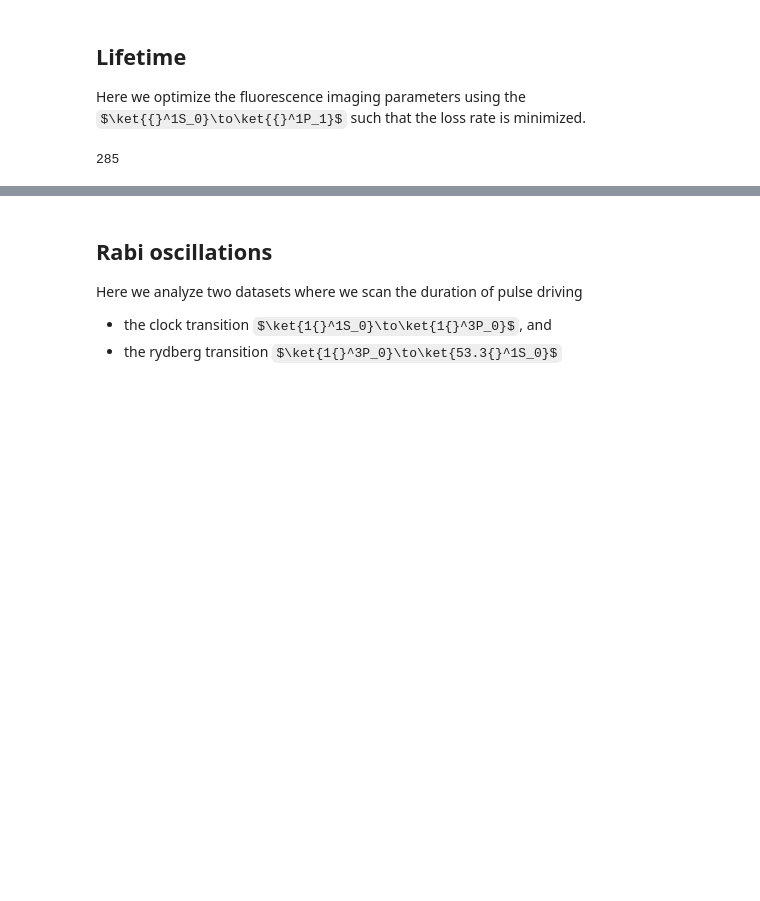
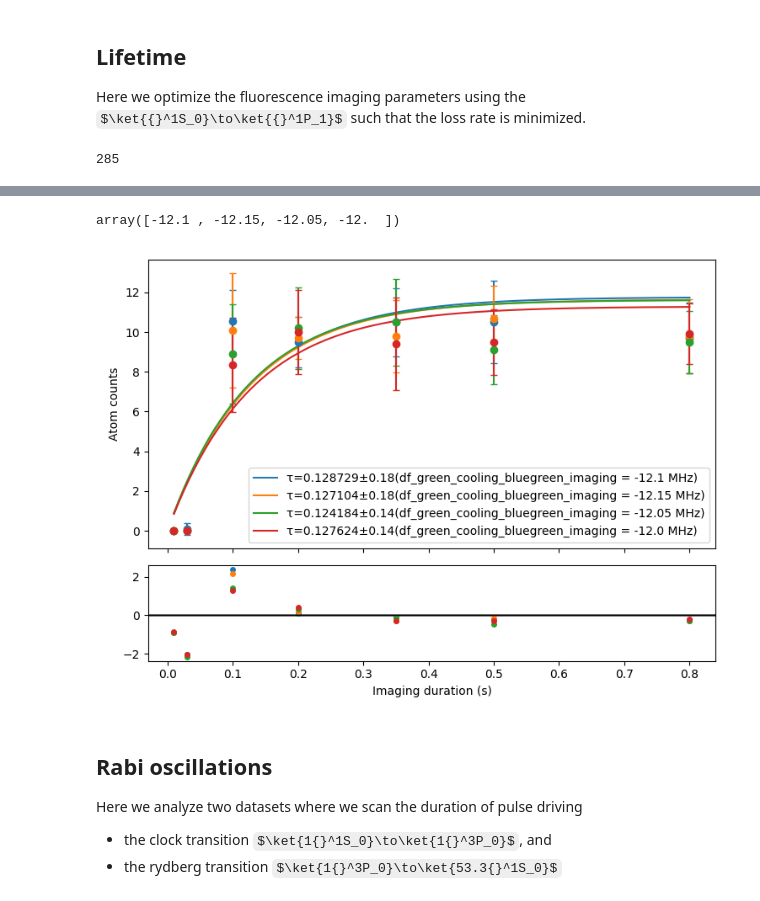
Before and after one commit to rydyb/pydatatom, a Jupyter notebook: notebooks/3 Measurement.ipynb, the cells around one changed output, grey strips where cells are left out. Saved outputs shown, nothing was run; the diff lists cells and outputs as text; code cells hidden in the pictures; some formulas as TeX source; blank space fills up the shorter version.

```diff
--- a/notebooks/3 Measurement.ipynb
+++ b/notebooks/3 Measurement.ipynb
@@ -125,3 +126,26 @@ lft_df.head()
+# %%
+lft_df["df_green_cooling_bluegreen_imaging"].unique()
+# %% [output]
+array([-12.1 , -12.15, -12.05, -12.  ])
+# %%
+fig, (ax, axr) = plt.subplots(2, 1, sharex=True, gridspec_kw={"height_ratios": [3, 1]}, figsize=(7.5, 5.5))
+
+for df_green in lft_df["df_green_cooling_bluegreen_imaging"].unique():
+    df = lft_df[lft_df["df_green_cooling_bluegreen_imaging"] == df_green]
+
+    x, y, yerr = aggregate(df["blue_green_imaging_duration"], df["count"])
+    model = fit_lifetime(x, y)
+
+    plot_lifetime(x, y, yerr, model, ax, axr, label=f"df_green_cooling_bluegreen_imaging = {df_green} MHz")
+
+ax.legend()
+ax.set_ylabel('Atom counts')
+axr.set_xlabel('Imaging duration (s)')
+
+plt.tight_layout()
+plt.show()
+# %% [output]
+[figure, added]
 # %% [markdown]
 ## Rabi oscillations
 
```
Also changed, not shown: parts of 19 cells of this notebook, 9 other files.
